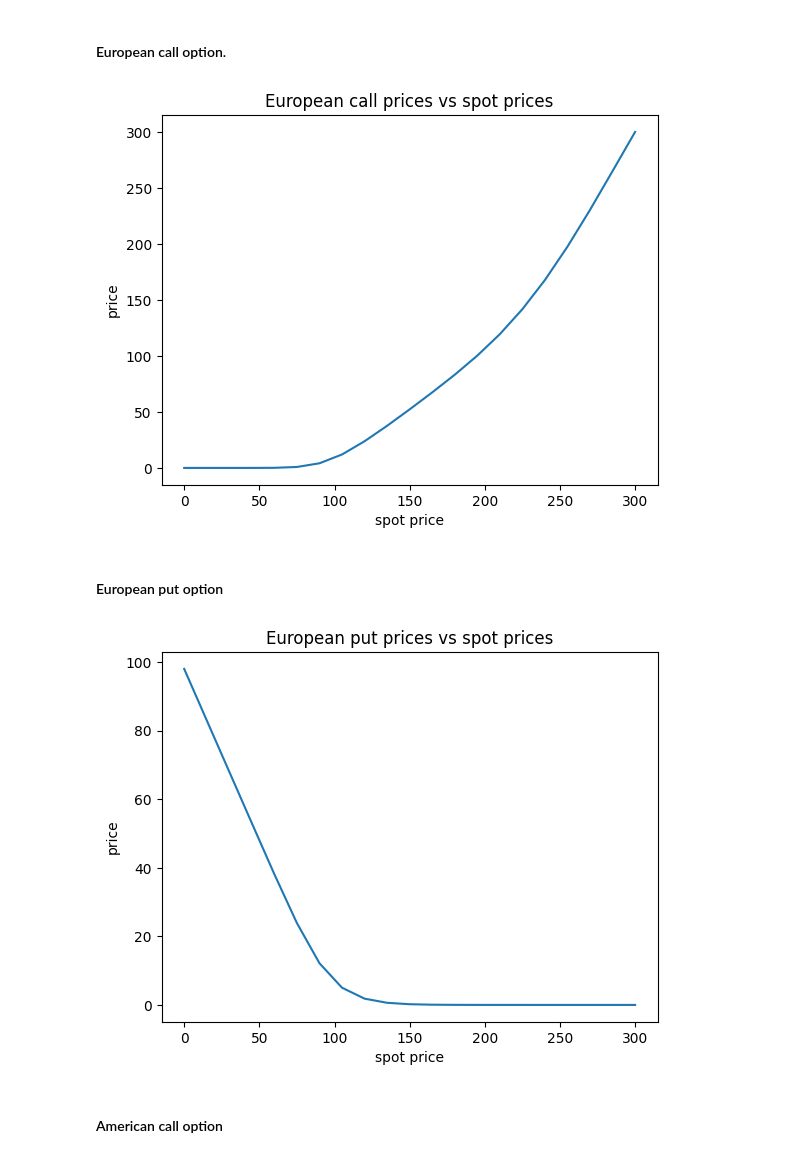
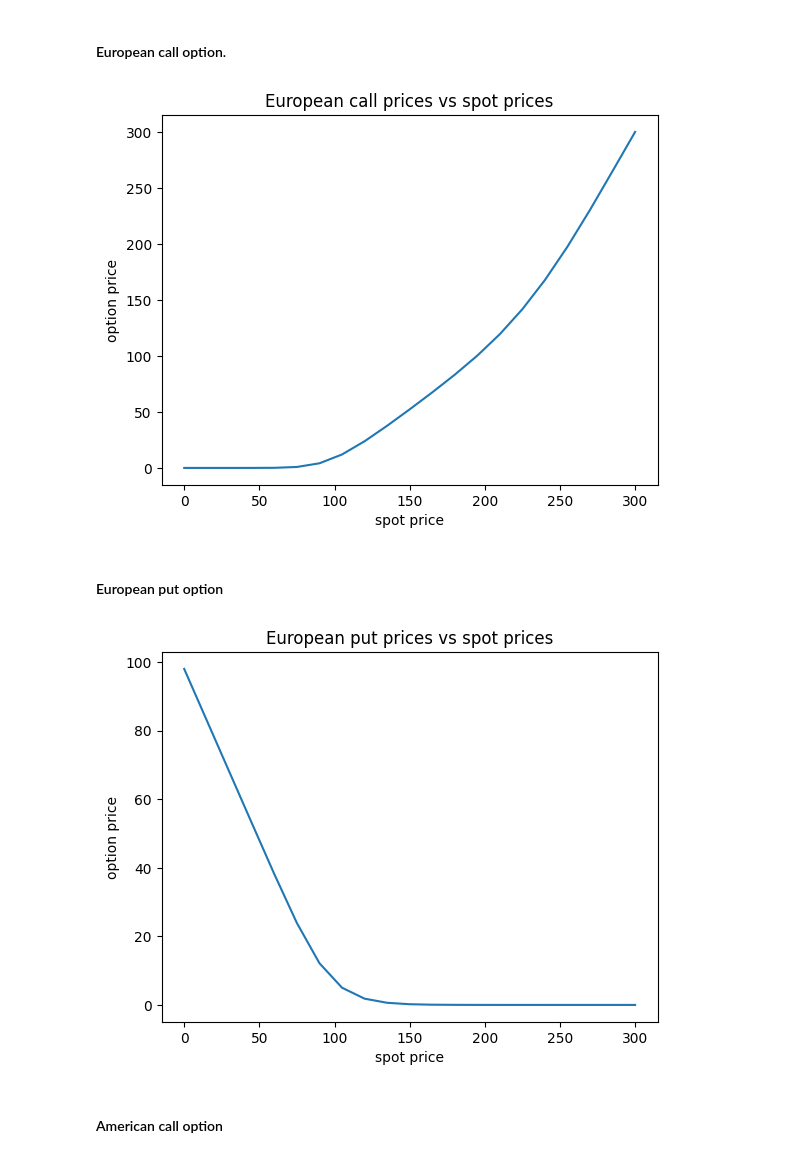
Before and after one commit to Awaish0419/FiniteDifferencePDE, a Jupyter notebook: VanillaOptionFiniteDifferencePDE.ipynb, the cells around one changed output. Drawn from its saved outputs; the diff is of its cells as text; code cells hidden in the pictures.

```diff
--- a/VanillaOptionFiniteDifferencePDE.ipynb
+++ b/VanillaOptionFiniteDifferencePDE.ipynb
@@ -452,23 +452,23 @@ max_S = 3 * K
 # %%
 European_call_prices_implicit = calculate_prices_implicit(T, r, sigma, K, M, N, isEuropean, isCall, max_S)
 
 spot_prices = []
 spot_price = 0
 step = max_S / N
 for i in range(N + 1):
   spot_prices.append(spot_price)
   spot_price += step
 
 plt.plot(spot_prices, European_call_prices_implicit)
 
 plt.title('European call prices vs spot prices')
 plt.xlabel('spot price')
-plt.ylabel('price')
+plt.ylabel('option price')
 
 plt.show()
 plt.close()
 # %% [output]
-[figure, old version]
+[figure, new version]
 # %% [markdown]
 #### European put option
 # %%
@@ -504,12 +504,12 @@ plt.plot(spot_prices, European_put_prices_implicit)
 
 plt.title('European put prices vs spot prices')
 plt.xlabel('spot price')
-plt.ylabel('price')
+plt.ylabel('option price')
 
 plt.show()
 plt.close()
 # %% [output]
-[figure, old version]
+[figure, new version]
 # %% [markdown]
 #### American call option
 # %%
```
Also changed, not shown: parts of 14 cells of this notebook.
